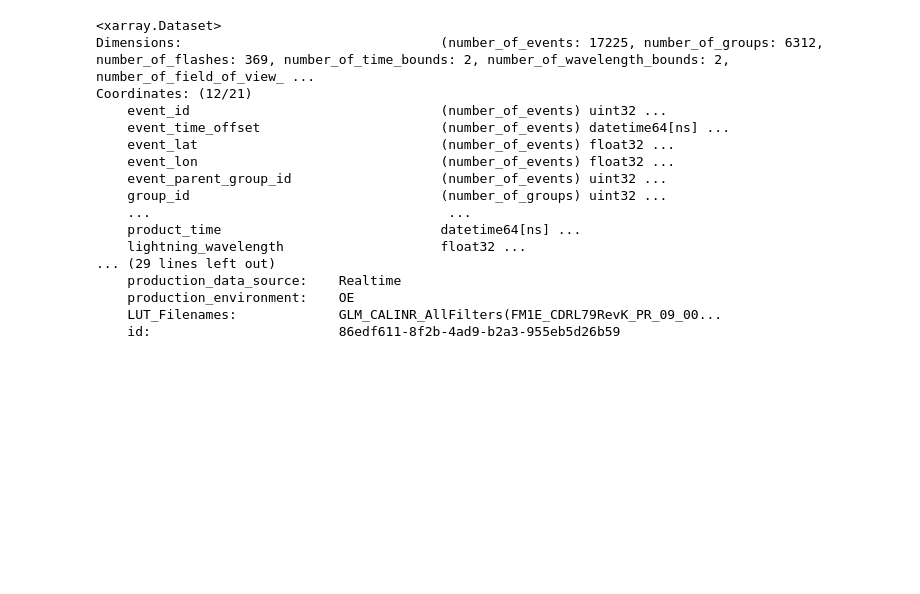
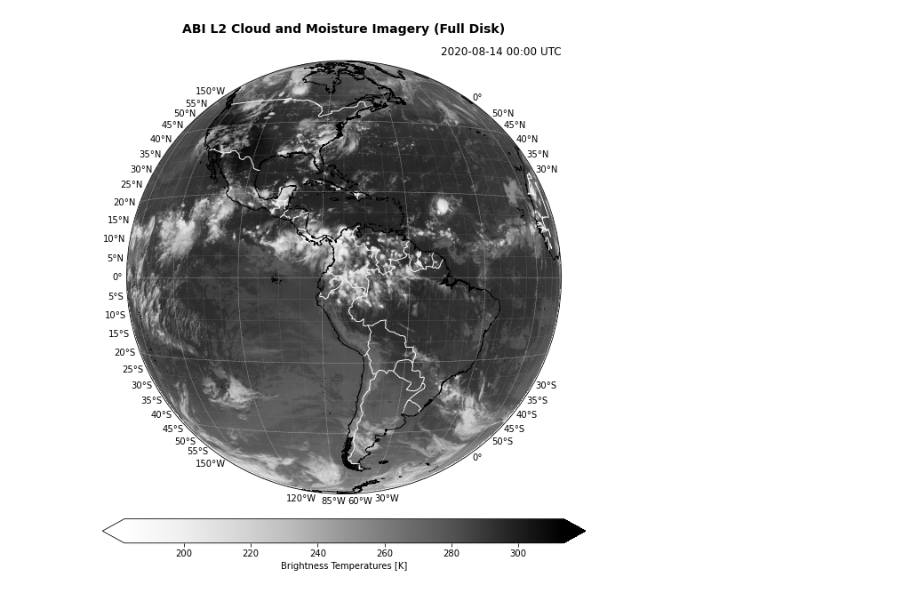
Before and after one commit to AdrianoPereira/py4goes, a Jupyter notebook: notebooks/Plot Full Disk GLM and ABI Channel 13.ipynb, the cells around one changed output. Cells and saved outputs as stored; diff of their text form; code cells hidden in the pictures; blank space fills up the shorter version.

```diff
--- a/notebooks/Plot Full Disk GLM and ABI Channel 13.ipynb
+++ b/notebooks/Plot Full Disk GLM and ABI Channel 13.ipynb
@@ -12 +29,4 @@ ModuleNotFoundError: No module named 'osgeo'
+# %%
+rcParams["figure.facecolor"] = '#FFFFFF'
+rcParams["savefig.facecolor"] = '#FFFFFF'
 # %%
@@ -15,21 +37,0 @@ abi_filename = "/home/adriano/eda-goes16/data/noaa-goes16/ABI-L2-CMIPF/2020/227/
-# %%
-glm_nc = xr.open_dataset(glm_filename)
-glm_nc
-# %% [output]
-<xarray.Dataset>
-Dimensions:                                 (number_of_events: 17225, number_of_groups: 6312, number_of_flashes: 369, number_of_time_bounds: 2, number_of_wavelength_bounds: 2, number_of_field_of_view_ ...
-Coordinates: (12/21)
-    event_id                                (number_of_events) uint32 ...
-    event_time_offset                       (number_of_events) datetime64[ns] ...
-    event_lat                               (number_of_events) float32 ...
-    event_lon                               (number_of_events) float32 ...
-    event_parent_group_id                   (number_of_events) uint32 ...
-    group_id                                (number_of_groups) uint32 ...
-    ...                                      ...
-    product_time                            datetime64[ns] ...
-    lightning_wavelength                    float32 ...
-... (29 lines left out)
-    production_data_source:    Realtime
-    production_environment:    OE
-    LUT_Filenames:             GLM_CALINR_AllFilters(FM1E_CDRL79RevK_PR_09_00...
-    id:                        86edf611-8f2b-4ad9-b2a3-955eb5d26b59
@@ -35,0 +93,32 @@ Coordinates: (12/21)
+# %%
+abi_data = abi_ds.ReadAsArray(0, 0, satellite_ncols, satellite_nrows).astype(np.float)
+dqf_data = dqf_ds.ReadAsArray(0, 0, dqf_ds.RasterXSize, dqf_ds.RasterYSize).astype(np.float)
+
+abi_data = np.where(abi_data == fill_value, np.nan, abi_data)
+abi_data = abi_data*scale_factor+offset
+abi_data = np.where(dqf_data > 0, np.nan, abi_data)
+# %%
+fig, ax = plt.subplots(1, 1, figsize=(10, 10), subplot_kw={'projection': ccrs_geos_proj})
+
+
+ax.set_title(f"{title_prod} ({title_scene})", loc='center', y=1.05, fontsize=14, fontweight='bold')
+ax.set_title(f"{datetime_fmt.strftime('%Y-%m-%d %H:%M')} UTC", loc='right', fontsize=12)
+
+img = ax.imshow(abi_data, origin='upper', extent=satellite_extent, cmap='Greys')
+ax.coastlines(resolution='10m', color='k', linewidth=1)
+ax.add_feature(cartopy.feature.BORDERS, edgecolor='white', linewidth=1)
+ax.gridlines(color='white', alpha=0.5, linestyle='--', linewidth=0.5)
+
+
+gl = ax.gridlines(crs=ccrs_latlon_proj, color='gray', alpha=1.0, linestyle='--',
+                  linewidth=0.25, xlocs=np.arange(-180, 180, 5), ylocs=np.arange(-90, 90, 5),
+                  draw_labels=True)
+gl.top_labels = False
+gl.right_labels = False
+plt.colorbar(img, label='Brightness Temperatures [K]',
+             extend='both', orientation='horizontal',
+             pad=0.05, fraction=0.05)
+plt.savefig(f"{out_path}/Full_Disk_{title_prod.replace(' ', '_')}_{datetime}.png",
+           transparent=False, bbox_inches='tight', pad_inches=0.1)
+# %% [output]
+[figure, added]
```
Also changed, not shown: parts of 19 cells of this notebook, 3 other files.
